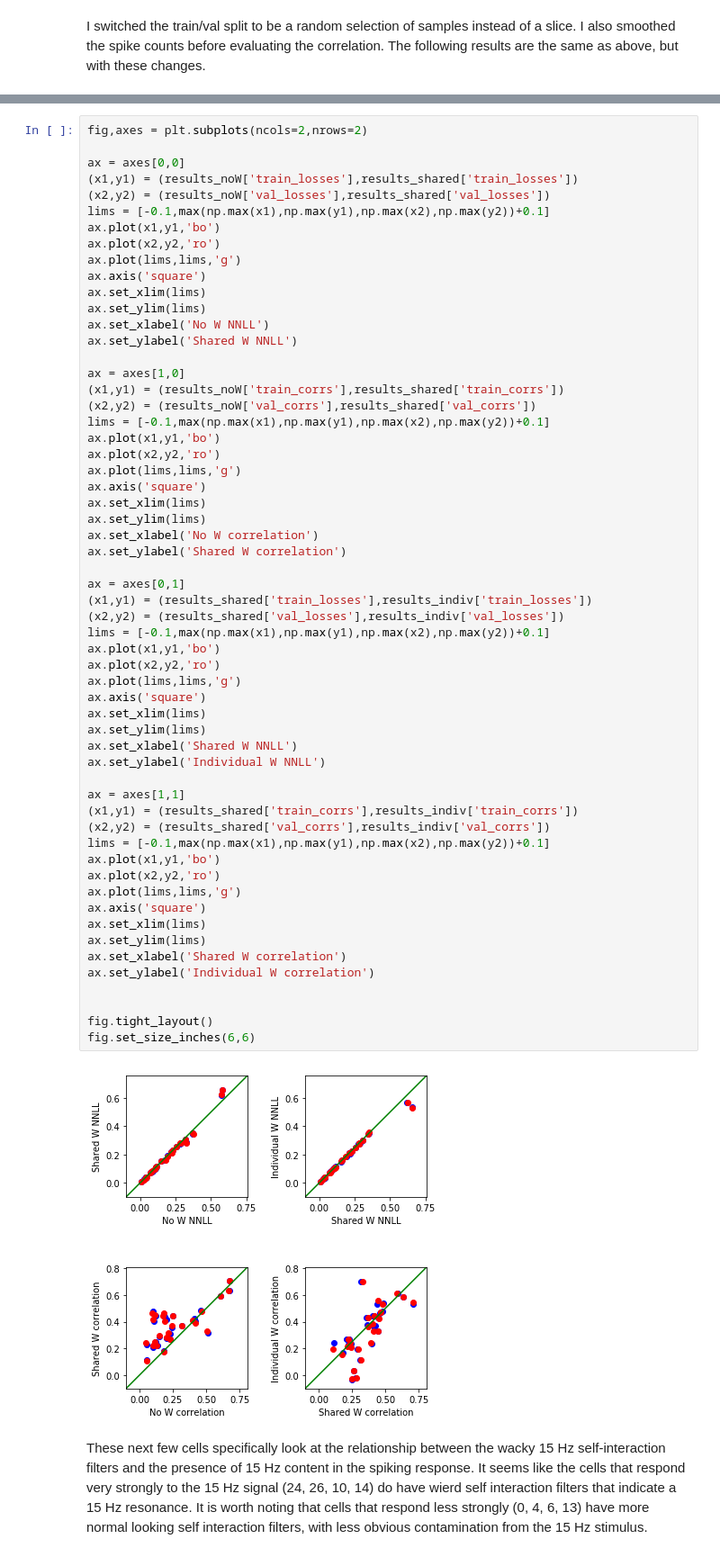
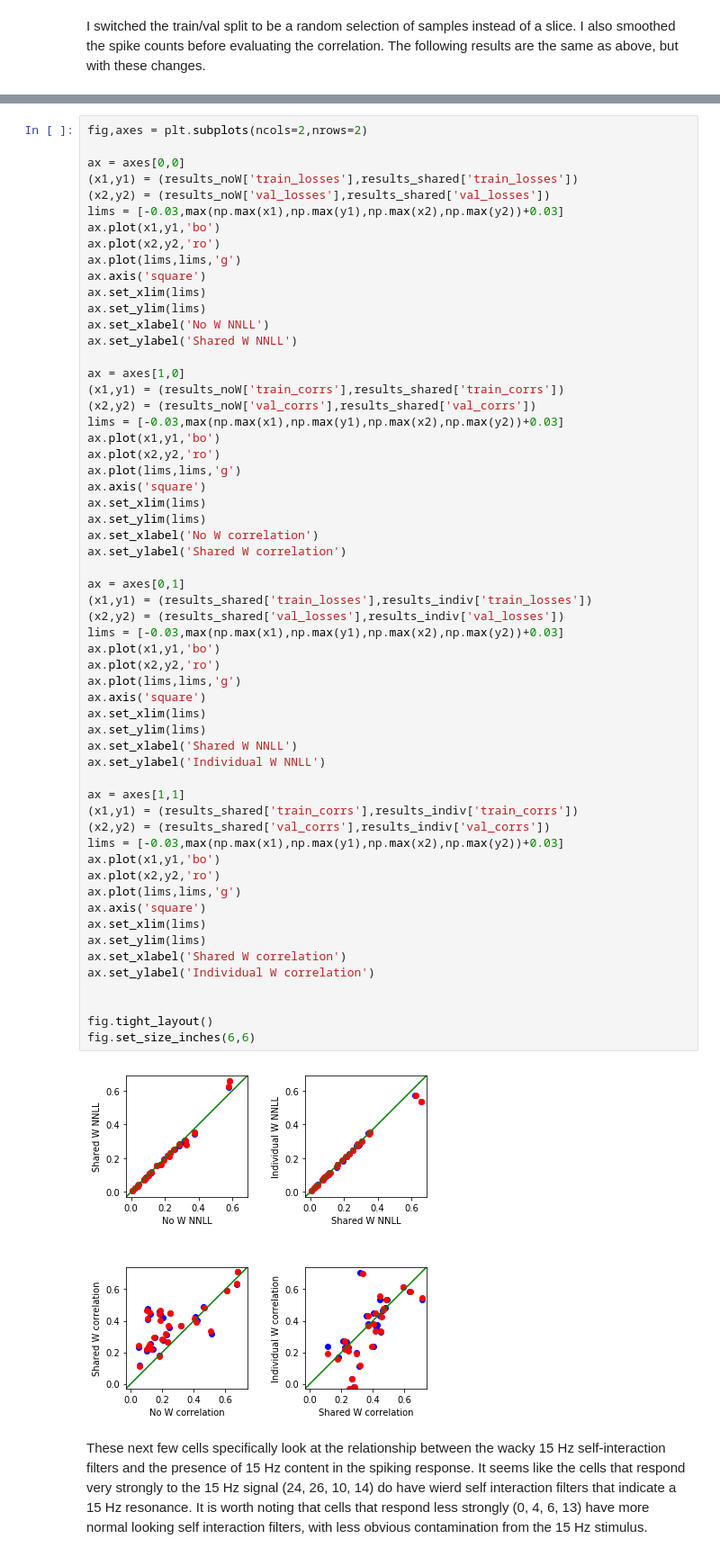
Before and after one commit to zdeblick/fun-con, a Jupyter notebook: Report.ipynb, the cells around one changed output, grey strips where cells are left out. Shown at 90% size. Drawn from its saved outputs; the diff is of its cells as text.

```diff
--- a/Report.ipynb
+++ b/Report.ipynb
@@ -289,7 +312,7 @@ fig,axes = plt.subplots(ncols=2,nrows=2)
 ax = axes[0,0]
 (x1,y1) = (results_noW['train_losses'],results_shared['train_losses'])
 (x2,y2) = (results_noW['val_losses'],results_shared['val_losses'])
-lims = [-0.1,max(np.max(x1),np.max(y1),np.max(x2),np.max(y2))+0.1]
+lims = [-0.03,max(np.max(x1),np.max(y1),np.max(x2),np.max(y2))+0.03]
 ax.plot(x1,y1,'bo')
 ax.plot(x2,y2,'ro')
 ax.plot(lims,lims,'g')
@@ -302,7 +325,7 @@ ax.set_ylabel('Shared W NNLL')
 ax = axes[1,0]
 (x1,y1) = (results_noW['train_corrs'],results_shared['train_corrs'])
 (x2,y2) = (results_noW['val_corrs'],results_shared['val_corrs'])
-lims = [-0.1,max(np.max(x1),np.max(y1),np.max(x2),np.max(y2))+0.1]
+lims = [-0.03,max(np.max(x1),np.max(y1),np.max(x2),np.max(y2))+0.03]
 ax.plot(x1,y1,'bo')
 ax.plot(x2,y2,'ro')
 ax.plot(lims,lims,'g')
@@ -313,36 +336,36 @@ ax.set_xlabel('No W correlation')
 ax.set_ylabel('Shared W correlation')
 
 ax = axes[0,1]
 (x1,y1) = (results_shared['train_losses'],results_indiv['train_losses'])
 (x2,y2) = (results_shared['val_losses'],results_indiv['val_losses'])
-lims = [-0.1,max(np.max(x1),np.max(y1),np.max(x2),np.max(y2))+0.1]
+lims = [-0.03,max(np.max(x1),np.max(y1),np.max(x2),np.max(y2))+0.03]
 ax.plot(x1,y1,'bo')
 ax.plot(x2,y2,'ro')
 ax.plot(lims,lims,'g')
 ax.axis('square')
 ax.set_xlim(lims)
 ax.set_ylim(lims)
 ax.set_xlabel('Shared W NNLL')
 ax.set_ylabel('Individual W NNLL')
 
 ax = axes[1,1]
 (x1,y1) = (results_shared['train_corrs'],results_indiv['train_corrs'])
 (x2,y2) = (results_shared['val_corrs'],results_indiv['val_corrs'])
-lims = [-0.1,max(np.max(x1),np.max(y1),np.max(x2),np.max(y2))+0.1]
+lims = [-0.03,max(np.max(x1),np.max(y1),np.max(x2),np.max(y2))+0.03]
 ax.plot(x1,y1,'bo')
 ax.plot(x2,y2,'ro')
 ax.plot(lims,lims,'g')
 ax.axis('square')
 ax.set_xlim(lims)
 ax.set_ylim(lims)
 ax.set_xlabel('Shared W correlation')
 ax.set_ylabel('Individual W correlation')
 
 
 fig.tight_layout()
 fig.set_size_inches(6,6)
 # %% [output]
-[figure, old version]
+[figure, new version]
 # %% [markdown]
 These next few cells specifically look at the relationship between the wacky 15 Hz self-interaction filters and the presence of 15 Hz content in the spiking response. It seems like the cells that respond very strongly to the 15 Hz signal (24, 26, 10, 14) do have wierd self interaction filters that indicate a 15 Hz resonance. It is worth noting that cells that respond less strongly (0, 4, 6, 13) have more normal looking self interaction filters, with less obvious contamination from the 15 Hz stimulus.
 # %%
```
Also changed, not shown: parts of 18 cells of this notebook, 9 other files.
